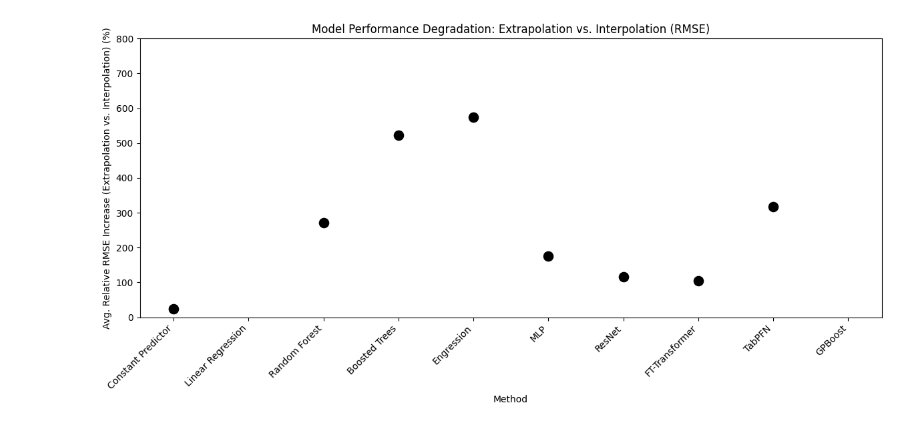
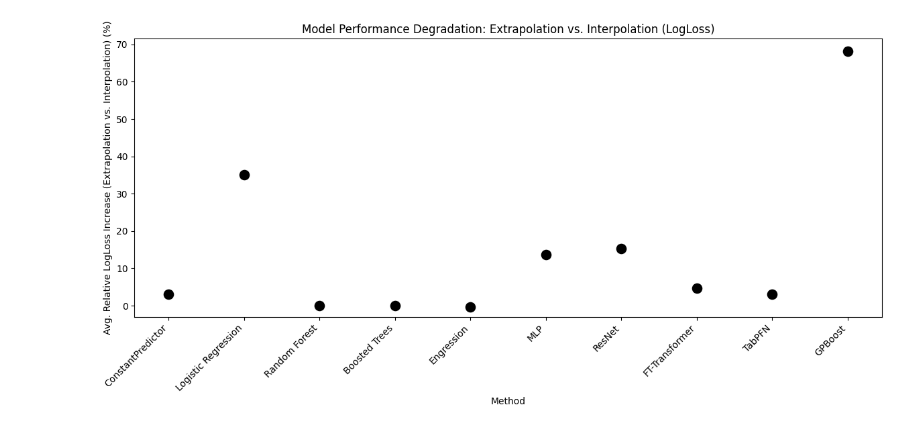
Before and after one commit to alicestratula/master_thesis, a Jupyter notebook: analysis/relative_difference_LogLoss _exp-ip.ipynb, the cells around one changed output. Drawn from its saved outputs; the diff is of its cells as text; code cells hidden in the pictures.

```diff
--- a/analysis/relative_difference_LogLoss _exp-ip.ipynb
+++ b/analysis/relative_difference_LogLoss _exp-ip.ipynb
@@ -6,9 +6,8 @@ import matplotlib.pyplot as plt
 import seaborn as sns
 from matplotlib.transforms import Bbox
 # %%
-
 df = pd.read_csv("results_full.csv")
-metric = "CRPS""
+metric = "LogLoss"
 df = df[df["metric"] == metric]
 
 # 1. Separate interpolation (ip) and extrapolation (ep) data
@@ -26,52 +25,52 @@ overall = (
     merged_df
     .groupby('model')['relative_difference']
     .mean()
     .reset_index(name='Mean')
 )
 overall['Mean'] *= 100  # Convert to percentage
 
 method_order = [
-    'ConstantPredictor', 'LinearRegressor',
-    'RandomForestRegressor',
-    'LGBMRegressor', 'Engression',
-    'MLP', 'ResNet', 'FTTransformer', 'TabPFNRegressor', 'GPBoost_CRPS'
+    'ConstantPredictor', 'LogisticRegressor',
+    'RandomForestClassifier', 'RandomForestRegressor',
+    'LGBMClassifier', 'LGBMRegressor', 'Engression',
+    'MLP', 'ResNet', 'FTTransformer', 'TabPFNClassifier', 'GPBoost_LogLoss'
 ]
 
 present_models = overall['model'].unique()
 method_order_filtered = [m for m in method_order if m in present_models]
 overall = overall.set_index('model').reindex(method_order_filtered).reset_index()
 
 rename_map = {
-    'RandomForestRegressor': 'Random Forest',
-    'LGBMRegressor': 'Boosted Trees',
-    'FTTransformer': 'FT-Transformer',
-    'LinearRegressor': 'Linear Regression',
-    'TabPFNRegressor': 'TabPFN',
-    'Engression': 'Engression',
-    'MLP': 'MLP',
-    'ResNet': 'ResNet',
-    'ConstantPredictor': 'Constant Predictor',
-    'GPBoost_CRPS': 'GPBoost'
+   'RandomForestClassifier':'Random Forest',
+    'RandomForestRegressor':'Random Forest',
+    'LGBMClassifier':       'Boosted Trees',
+    'LGBMRegressor':        'Boosted Trees',
+    'MLP':                  'MLP',
+    'ResNet':               'ResNet',
+    'FTTransformer':        'FT-Transformer',
+    'LogisticRegressor':    'Logistic Regression',
+    'TabPFNClassifier':     'TabPFN',
+    'GPBoost_LogLoss': 'GPBoost'
 }
 overall['Method'] = overall['model'].map(rename_map).fillna(overall['model'])
 
 # 8. Create the plot
 plt.figure(figsize=(12, 6))
 sns.scatterplot(data=overall, x='Method', y='Mean', color='black', s=150)
 plt.xticks(rotation=45, ha='right')
-plt.ylabel('Avg. Relative CRPS Increase (Extrapolation vs. Interpolation) (%)')
+plt.ylabel('Avg. Relative LogLoss Increase (Extrapolation vs. Interpolation) (%)')
 plt.xlabel('Method')
-plt.title('Model Performance Degradation: Extrapolation vs. Interpolation (CRPS)')
-plt.ylim(bottom=0, top = 800)  # A positive value means extrapolation error is higher
+plt.title('Model Performance Degradation: Extrapolation vs. Interpolation (LogLoss)')
+plt.ylim(bottom=-3)  # A positive value means extrapolation error is higher
 plt.tight_layout()
 
 # Save the figure to a file
 os.makedirs('PICTURES', exist_ok=True)
-plt.savefig('PICTURES/ep_vs_ip_relative_difference_CRPS.png', bbox_inches='tight')
+plt.savefig('PICTURES/ep_vs_ip_relative_difference_LogLoss.png', bbox_inches='tight')
 
 plt.show()
 # %% [output]
-[figure, old version]
+[figure, new version]
 # %%
 
 df = pd.read_csv("results_full.csv")
```
Also changed, not shown: parts of 1 cell of this notebook, 6 other files.
